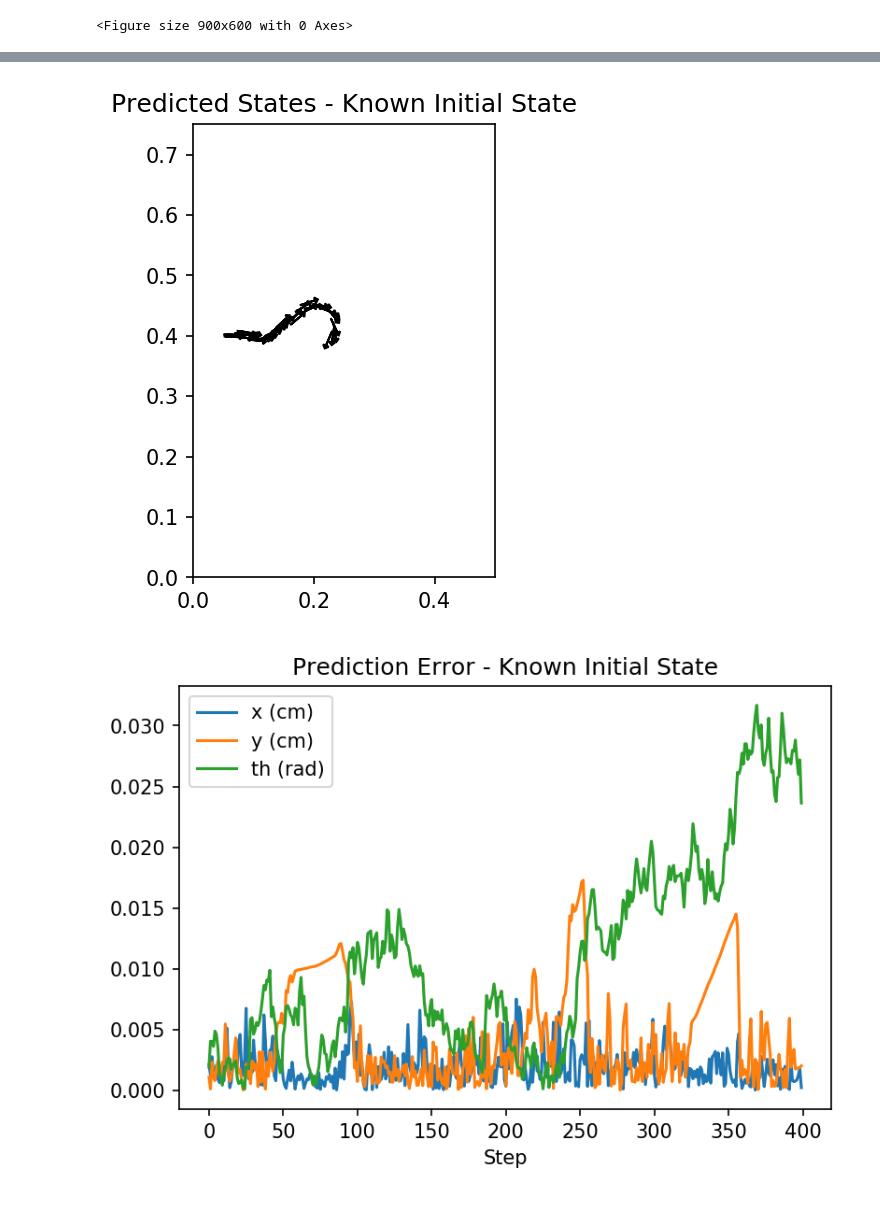
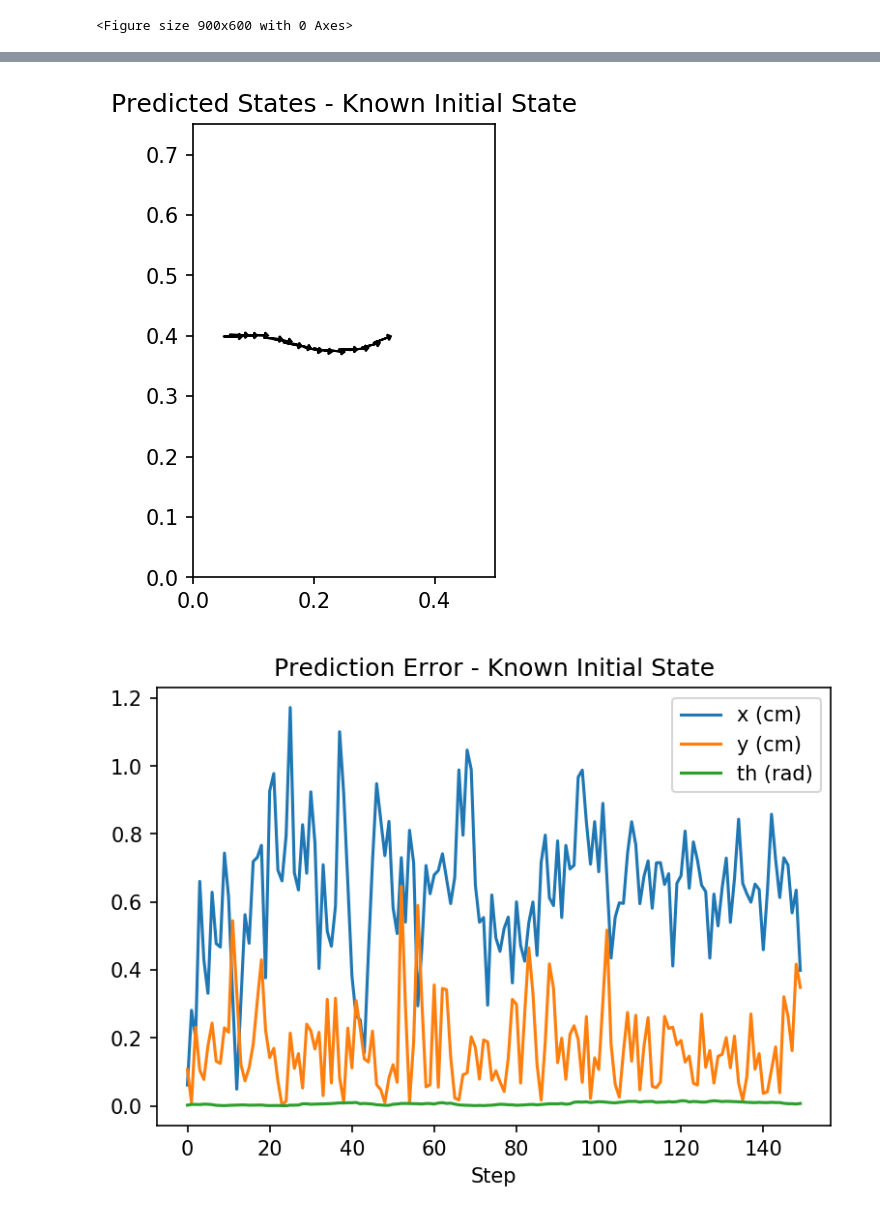
Before and after one commit to samer1248/ECE209AS-Lab3, a Jupyter notebook: project3_tests.ipynb, the cells around one changed output, grey strips where cells are left out. Cells and saved outputs as stored; diff of their text form; code cells hidden in the pictures.

```diff
--- a/project3_tests.ipynb
+++ b/project3_tests.ipynb
@@ -140,5 +143,5 @@ MSE [0.02858502 0.00447242 0.00331435]
 # %%
-control_seq = [[6,6]]*400
+control_seq = [[60,60]]*150
 init_state = [0.05,0.4,-pi/2,0]
 state_seq,obs_seq = generate_measurement(init_state,control_seq,seed = 1)
 eval_one_traj(control_seq,init_state,obs_seq);
@@ -152,2 +155,2 @@ MSE [0.00766897 0.00688562 0.01363012]
-[figure, old version]
+[figure, new version]
-[figure, old version]
+[figure, new version]
```
Also changed, not shown: parts of 7 cells of this notebook, 42 other files.
